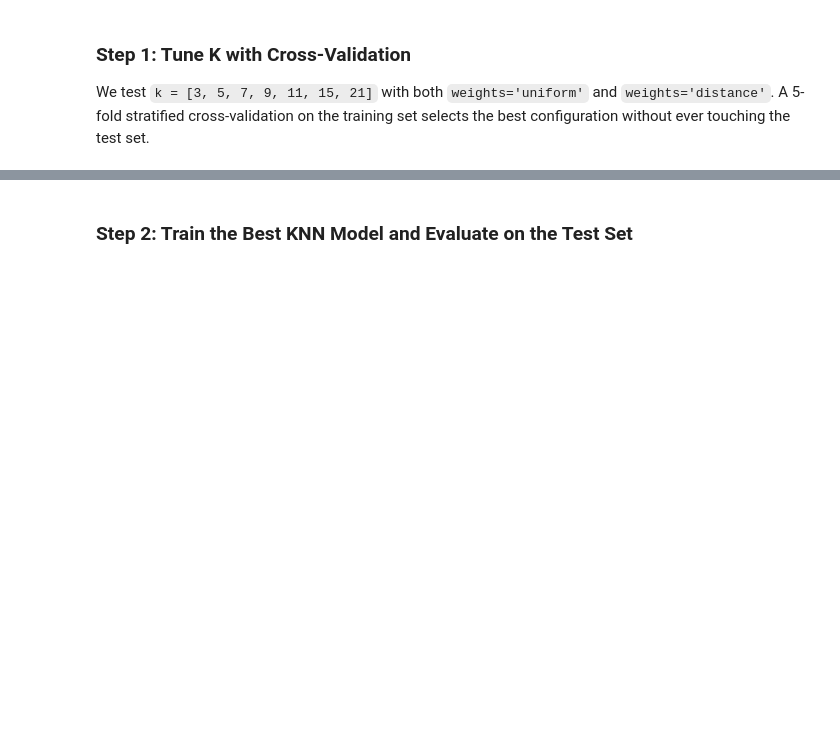
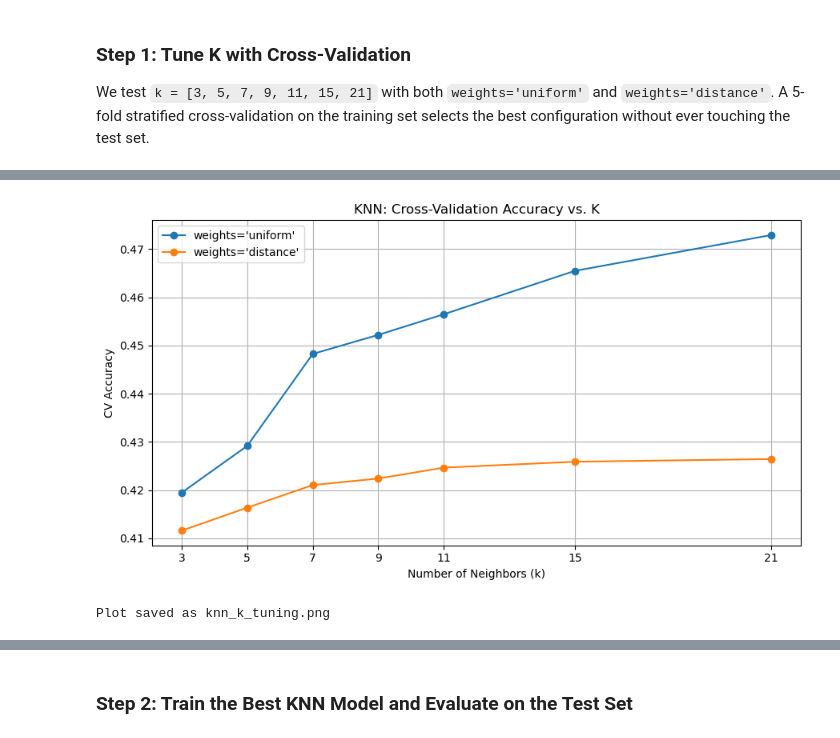
Before and after one commit to Ramireedgar/CSC4850_GroupPoject, a Jupyter notebook: models/knn_model.ipynb, the cells around one changed output, grey strips where cells are left out. Saved outputs shown, nothing was run; the diff lists cells and outputs as text; code cells hidden in the pictures; blank space fills up the shorter version.

```diff
--- a/models/knn_model.ipynb
+++ b/models/knn_model.ipynb
@@ -47,19 +69,24 @@ for w in weight_types:
 # %%
 # Plot k vs CV accuracy for both weight types
 plt.figure(figsize=(9, 5))
 for w in weight_types:
     plt.plot(k_values, cv_results[w], marker='o', label=f'weights={w!r}')
 
 plt.xlabel('Number of Neighbors (k)')
 plt.ylabel('CV Accuracy')
 plt.title('KNN: Cross-Validation Accuracy vs. K')
 plt.xticks(k_values)
 plt.legend()
 plt.grid(True)
 plt.tight_layout()
-plt.savefig('knn_k_tuning.png', dpi=150)
+import os
+os.makedirs('results', exist_ok=True)
+plt.savefig('results/knn_k_tuning.png', dpi=150)
 plt.show()
 print('Plot saved as knn_k_tuning.png')
+# %% [output]
+[figure, added]
+Plot saved as knn_k_tuning.png
 # %%
 # Find the best (k, weight) combination
 best_acc   = -1
```
Also changed, not shown: parts of 7 cells of this notebook, 36 other files.
